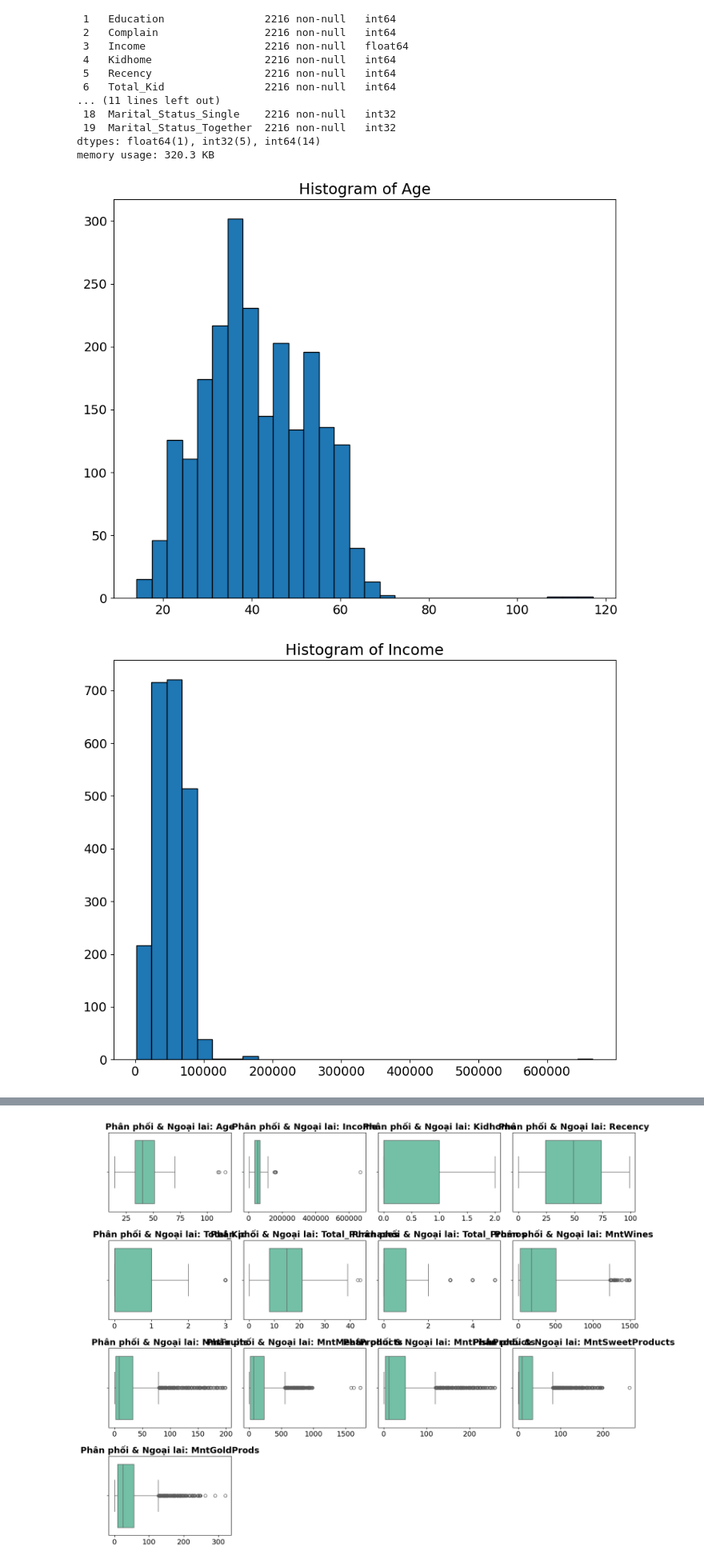
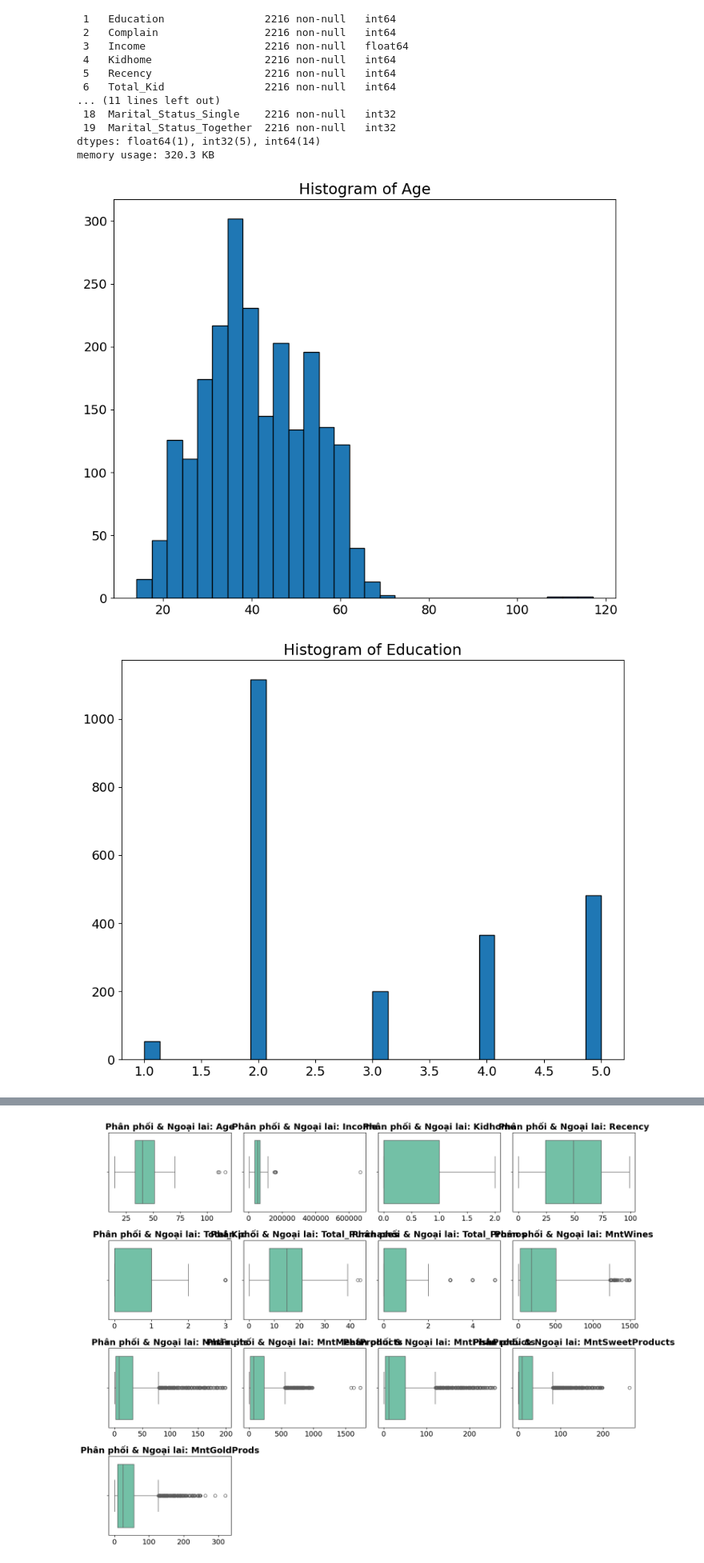
Before and after one commit to lamphat344961-alt/May_-hoc_thong_ke, a Jupyter notebook: TH3/bt_1.ipynb, the cells around one changed output, grey strips where cells are left out. Shown at 80% size. Drawn from its saved outputs; the diff is of its cells as text; code cells hidden in the pictures.

```diff
--- a/TH3/bt_1.ipynb
+++ b/TH3/bt_1.ipynb
@@ -10,7 +10,7 @@ plt.rcParams['figure.figsize'] = (10,8)
 plt.rcParams['figure.dpi'] = 100
 plt.rcParams['font.size'] = 14
 # %%
-df = pd.read_csv('data/MarketingCampaign.csv', sep='\t')
+df = pd.read_csv('TH3/data/MarketingCampaign.csv', sep='\t')
 # %%
 df.info()
 # %% [output]
@@ -270,12 +270,12 @@ memory usage: 320.3 KB
 # %%
 df_encoded.head().to_csv('view.csv', index=False)
 # %%
-num_cols = ['Age', 'Income', 'Kidhome', 'Recency', 'Total_Kid', 'Total_Purchases', 'Total_Promos', 'MntWines', 'MntFruits', 'MntMeatProducts', 'MntFishProducts', 'MntSweetProducts','MntGoldProds']
+num_cols = ['Age','Education', 'Income', 'Kidhome', 'Recency', 'Total_Kid', 'Total_Purchases', 'Total_Promos', 'MntWines', 'MntFruits', 'MntMeatProducts', 'MntFishProducts', 'MntSweetProducts','MntGoldProds']
 
 for col in num_cols:
     plt.hist(df_encoded[col], bins=30, edgecolor='k')
     plt.title(f'Histogram of {col}')
     plt.show()
 # %% [output]
 [figure]
-[figure, old version]
+[figure, new version]
```
Also changed, not shown: parts of 19 cells of this notebook, 13 other files.
